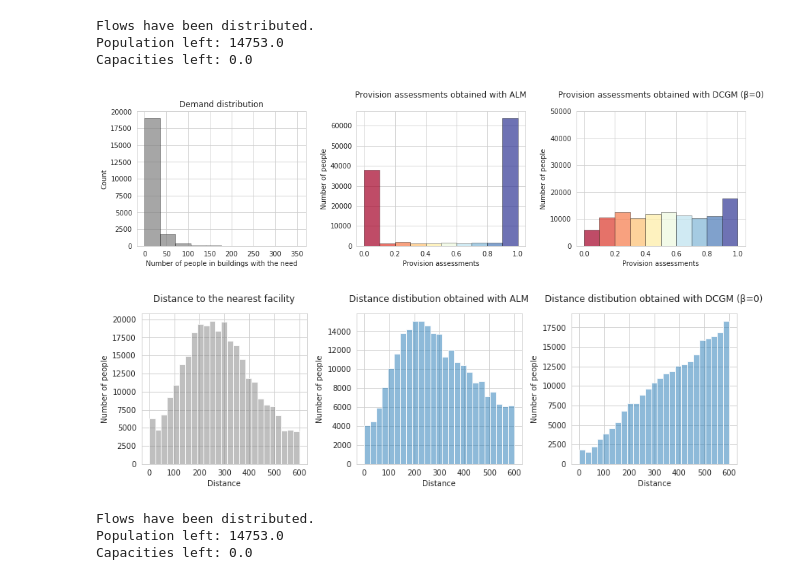
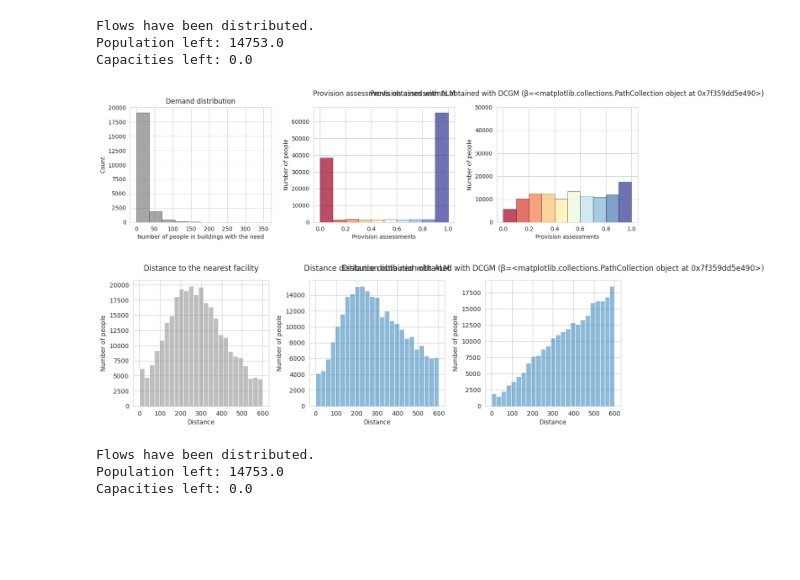
Before and after one commit to RitaMargari/urban-facilities-provision, a Jupyter notebook: main.ipynb, the cells around one changed output. Cells and saved outputs as stored; diff of their text form; code cells hidden in the pictures; blank space fills up the shorter version.

```diff
--- a/main.ipynb
+++ b/main.ipynb
@@ -90,7 +91,9 @@ The matrix balancing doesn't converge.
 # %%
 #  model population-facilties interactions with custom DCGM
 
-OD_СDCGM = custom_dcgm_distribute(houses, facilities, DM, kindergarten_ca, p=0)
+kindergarten_ca = 600 # kindergarten catchment area
+b=0
+OD_СDCGM = custom_dcgm_distribute(houses, facilities, DM, kindergarten_ca, p=b)
 # %% [output]
 Flows have been distributed.
 Population left: 14753.0
@@ -144,36 +140,38 @@ facilities_loc = facilities
 
 p_ilp = houses_loc.loc[houses_loc.index.repeat(houses_loc.demand)]["provision_ilp"]
 p_dcgm = houses_loc.loc[houses_loc.index.repeat(houses_loc.demand)]["provision_dcgm"]
 
 fig = plt.figure(figsize=(16, 8))
 plt.subplots_adjust(wspace=0.3)
 gs = fig.add_gridspec(2,3)
 ax1 = fig.add_subplot(gs[0, 0])
 ax2 = fig.add_subplot(gs[0, 1])
 ax3 = fig.add_subplot(gs[0, 2])
 
 n, bins, patches = ax1.hist(houses_loc["demand"], 10, alpha = 0.7, color='grey', edgecolor='black', linewidth=0.5)
 ax1.set_xlabel("Number of people in buildings with the need")
 ax1.set_ylabel("Count")
 ax1.set_title("Demand distribution")
 
 ax2_n, bins, patches = ax2.hist(p_ilp[p_ilp != p_dcgm], 10, alpha = 0.7, edgecolor='black', linewidth=0.5)
 set_color_map(bins, patches, "RdYlBu")
 ax2.set_xlabel("Provision assessments")
 ax2.set_ylabel("Number of people")
 ax2.set_title("Provision assessments obtained with ALM", pad=20)
 
 ax3_n, bins, patches = ax3.hist(p_dcgm[p_ilp != p_dcgm], 10, alpha = 0.7, edgecolor='black', linewidth=0.5)
 set_color_map(bins, patches, "RdYlBu")
 ax3.set_yticks(list(range(0, 60000, 10000)))
 ax3.set_xlabel("Provision assessments")
 ax3.set_ylabel("Number of people")
-ax3.set_title("Provision assessments obtained with DCGM (β=0)", pad=20)
+ax3.set_title(f"Provision assessments obtained with DCGM (β={b})", pad=20)
 
 plt.savefig('provision_diagrams.png', dpi=300)
 # %% [output]
-[figure, old version]
+[figure, new version]
 # %%
+#plot distance distribution
+
 dist = kindergarten_ca
 houses_loc = houses
 
@@ -212,12 +210,12 @@ ax2.set_xlabel("Distance")
 ax2.set_ylabel("Number of people")
 
 sns.histplot(data=f_dist_dcgm, x="distance", bins=25, alpha = 0.5, ax=ax3, kde=False, weights='flows')
-ax3.set_title("Distance distibution obtained with DCGM (β=0)", pad=15)
+ax3.set_title(f"Distance distibution obtained with DCGM (β={b})", pad=15)
 ax3.set_xlabel("Distance")
 ax3.set_ylabel("Number of people")
 
 
 plt.savefig('distance_diagrams.png', dpi=300)
 # %% [output]
-[figure, old version]
+[figure, new version]
 # %%
```
Also changed, not shown: parts of 24 cells of this notebook, 1 other file.
